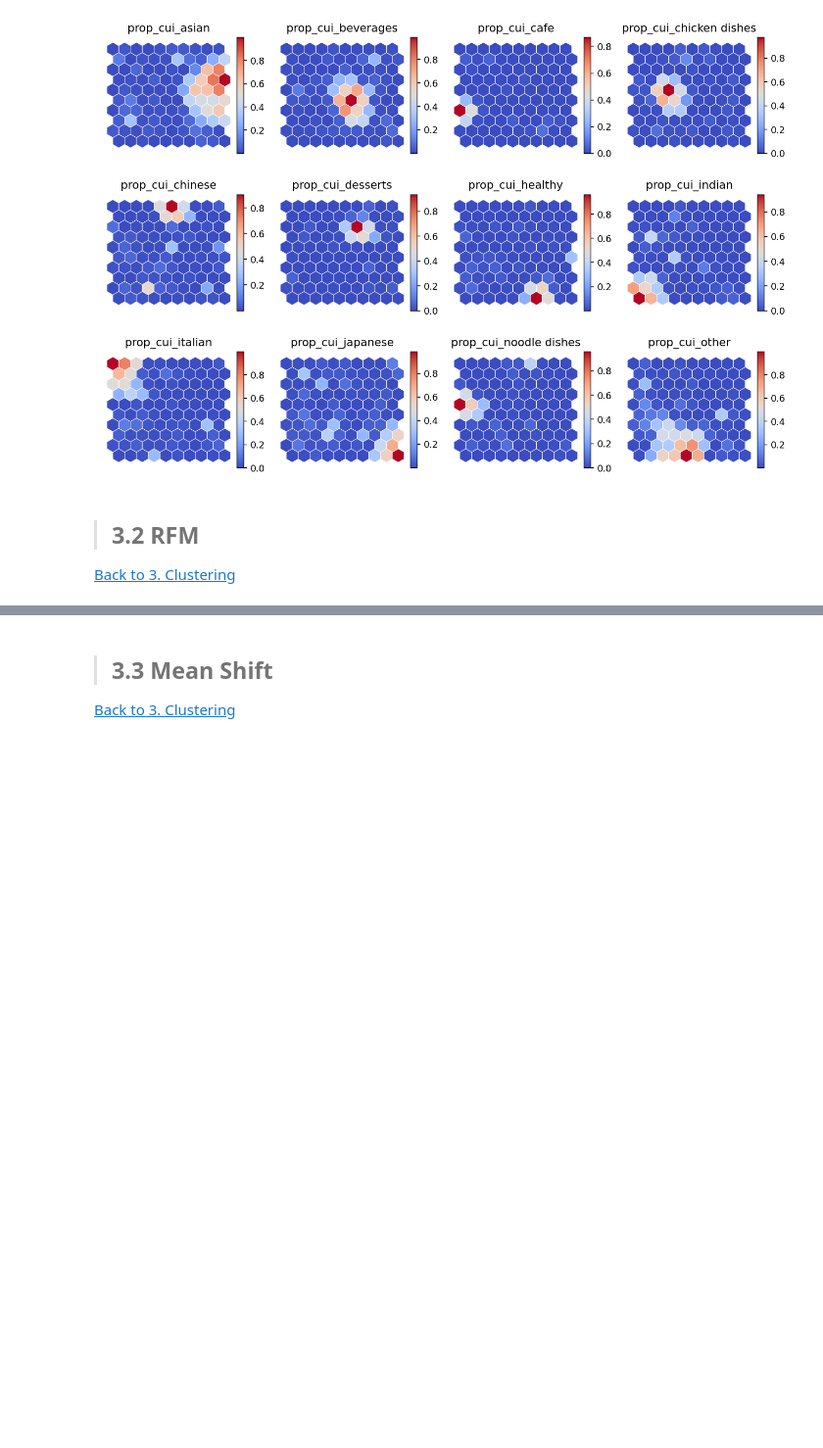
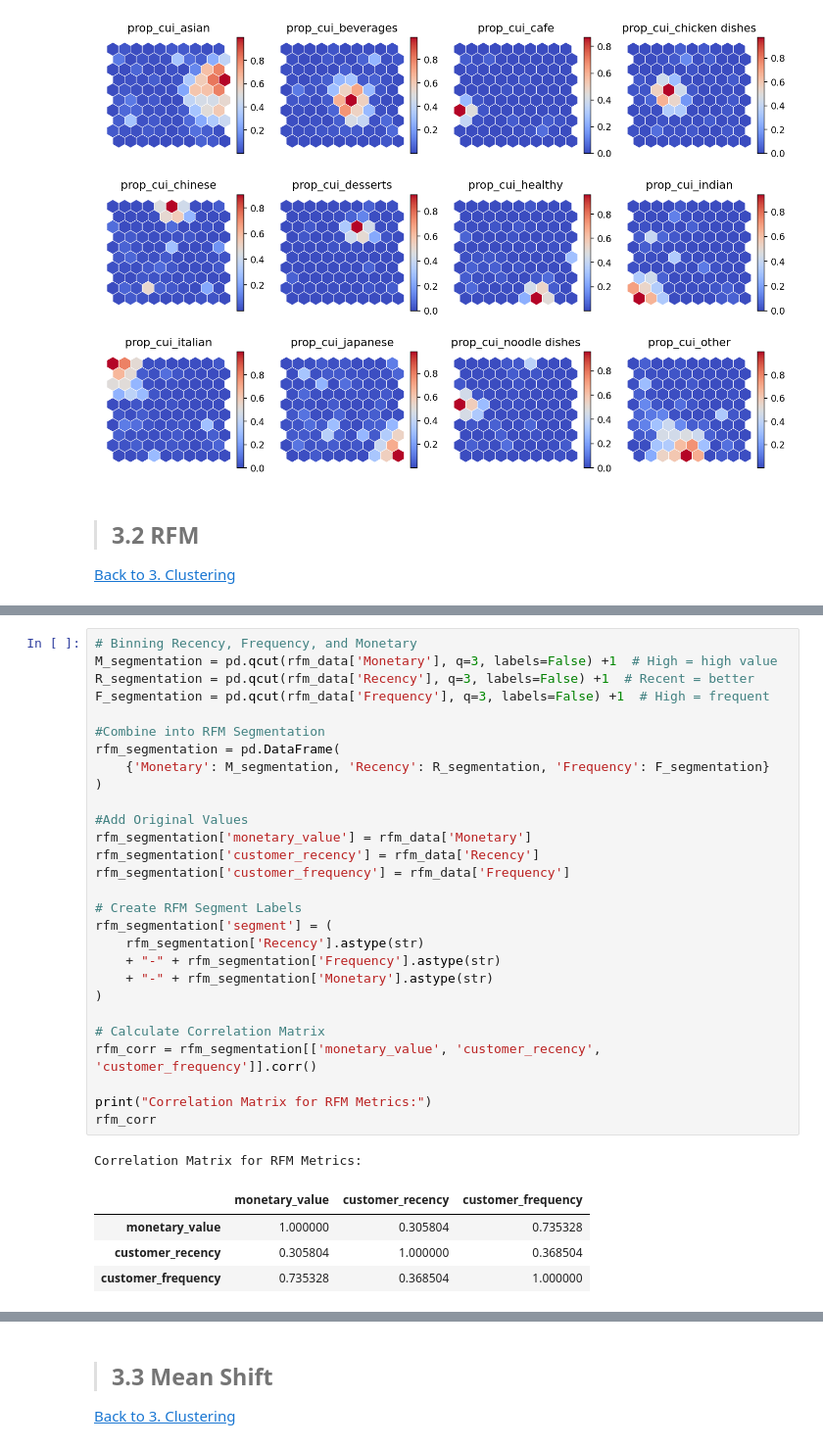
Before and after one commit to SvenGoerdes/CustomerSegmentationDataMining, a Jupyter notebook: deliverables/DM2425_Part2_10_02.ipynb, the cells around one changed output, grey strips where cells are left out. Shown at 98% size. Drawn from its saved outputs; the diff is of its cells as text; blank space fills up the shorter version.

```diff
--- a/deliverables/DM2425_Part2_10_02.ipynb
+++ b/deliverables/DM2425_Part2_10_02.ipynb
@@ -313,0 +329,34 @@ for cpi, sf in zip(range(len(metric_features)), subfigs.flatten()):
+# %%
+# Binning Recency, Frequency, and Monetary
+M_segmentation = pd.qcut(rfm_data['Monetary'], q=3, labels=False) +1  # High = high value
+R_segmentation = pd.qcut(rfm_data['Recency'], q=3, labels=False) +1  # Recent = better
+F_segmentation = pd.qcut(rfm_data['Frequency'], q=3, labels=False) +1  # High = frequent
+
+#Combine into RFM Segmentation
+rfm_segmentation = pd.DataFrame(
+    {'Monetary': M_segmentation, 'Recency': R_segmentation, 'Frequency': F_segmentation}
+)
+
+#Add Original Values
+rfm_segmentation['monetary_value'] = rfm_data['Monetary']
+rfm_segmentation['customer_recency'] = rfm_data['Recency']
+rfm_segmentation['customer_frequency'] = rfm_data['Frequency']
+
+# Create RFM Segment Labels
+rfm_segmentation['segment'] = (
+    rfm_segmentation['Recency'].astype(str)
+    + "-" + rfm_segmentation['Frequency'].astype(str)
+    + "-" + rfm_segmentation['Monetary'].astype(str)
+)
+
+# Calculate Correlation Matrix
+rfm_corr = rfm_segmentation[['monetary_value', 'customer_recency', 'customer_frequency']].corr()
+
+print("Correlation Matrix for RFM Metrics:")
+rfm_corr
+# %% [output]
+Correlation Matrix for RFM Metrics:
+|  | monetary_value | customer_recency | customer_frequency |
+| monetary_value | 1.000000 | 0.305804 | 0.735328 |
+| customer_recency | 0.305804 | 1.000000 | 0.368504 |
+| customer_frequency | 0.735328 | 0.368504 | 1.000000 |
```
Also changed, not shown: parts of 5 cells of this notebook.
